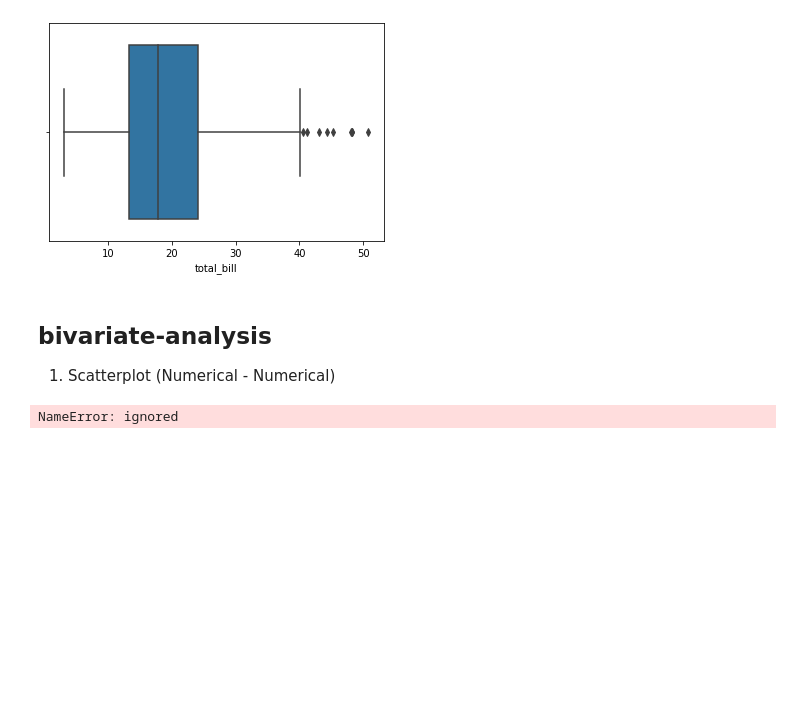
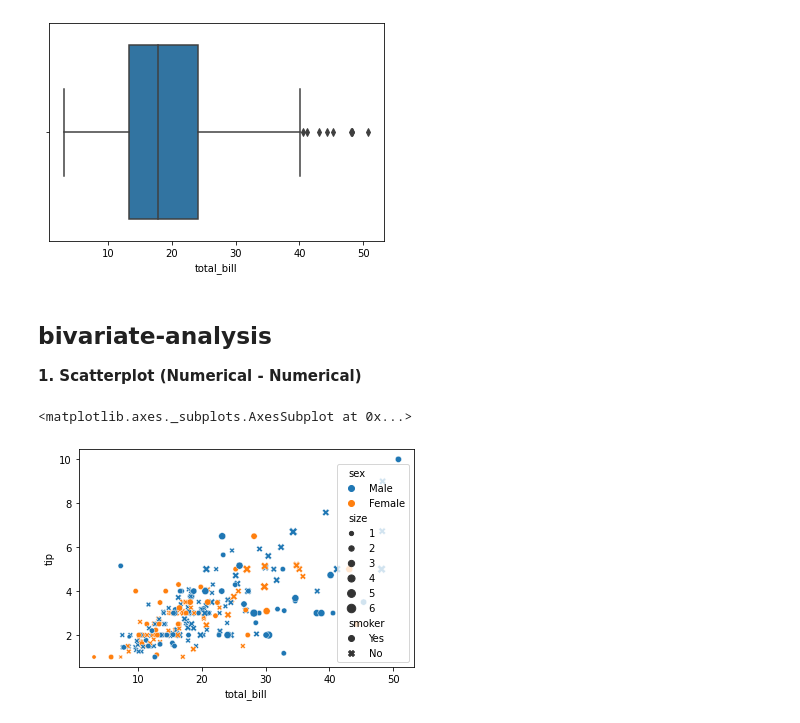
Before and after one commit to coderanandmaurya/seaborn, a Jupyter notebook: seaborn.ipynb, the cells around one changed output. Cells and saved outputs as stored; diff of their text form; code cells hidden in the pictures; blank space fills up the shorter version.

```diff
--- a/seaborn.ipynb
+++ b/seaborn.ipynb
@@ -64,9 +76,12 @@ sns.boxplot(df['total_bill'])
 <matplotlib.axes._subplots.AxesSubplot at 0x...>
 [figure]
 # %% [markdown]
-## bivariate-analysis
-1. Scatterplot (Numerical - Numerical)
+## **bivariate-analysis**
+**1. Scatterplot (Numerical - Numerical)**
+# %%
+tips = sns.load_dataset('tips')
 # %%
-sns.scatterplot(tips['total_bill'],tips['tip'],hue=df['sex'],style=df['smoker'],size=df['size'])
+sns.scatterplot(tips['total_bill'],tips['tip'],hue=tips['sex'],style=tips['smoker'],size=tips['size'])
 # %% [output]
-NameError: ignored
+<matplotlib.axes._subplots.AxesSubplot at 0x...>
+[figure, added]
```
Also changed, not shown: parts of 32 cells of this notebook.
